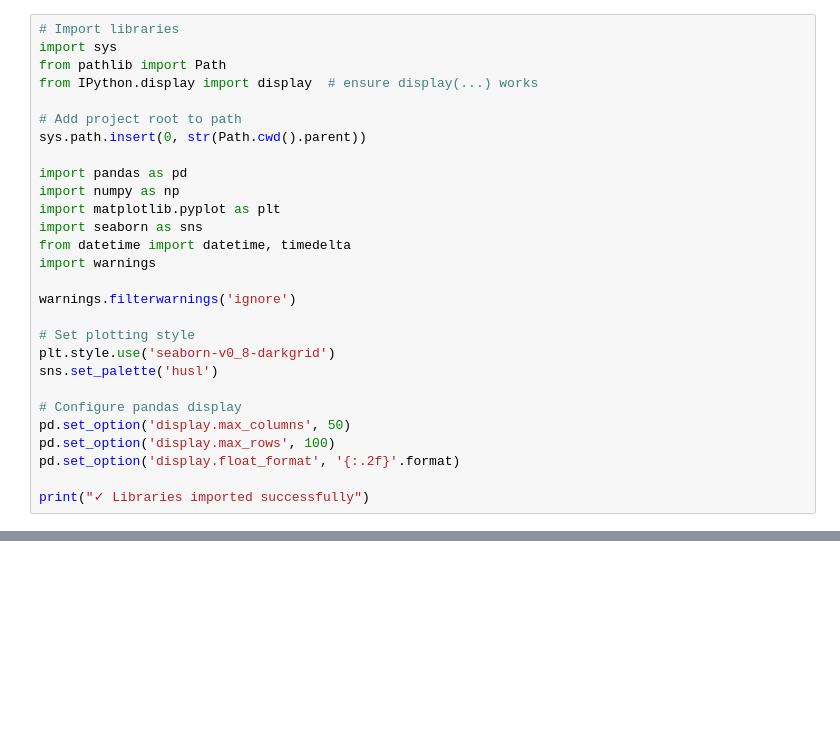
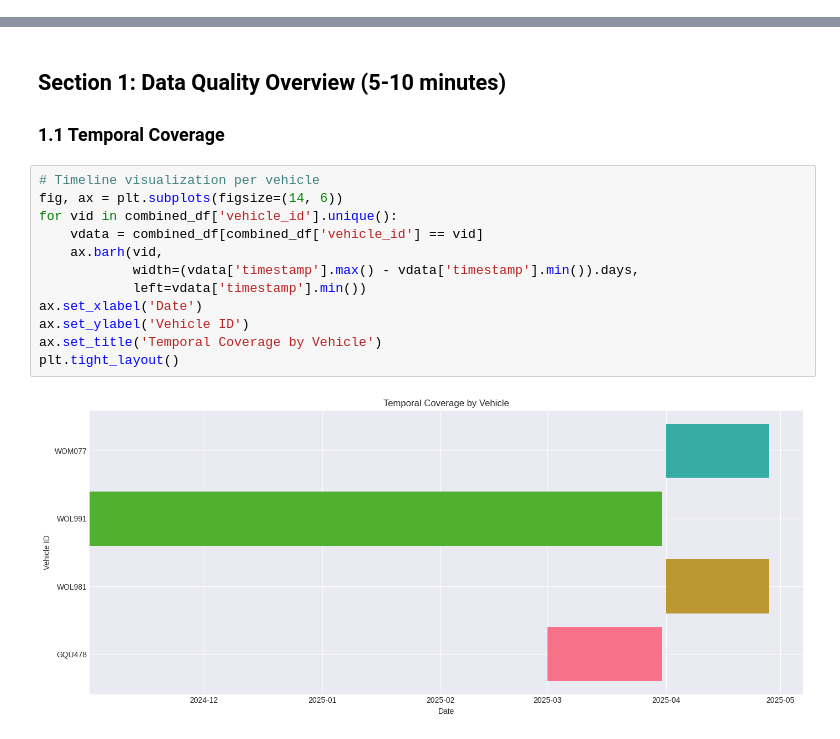
Before and after one commit to Leonardsxe/fuel_theft_detection, a Jupyter notebook: notebooks/01_eda.ipynb, the cells around one changed output, grey strips where cells are left out. Drawn from its saved outputs; the diff is of its cells as text; blank space fills up the shorter version.

```diff
--- a/notebooks/01_eda.ipynb
+++ b/notebooks/01_eda.ipynb
@@ -13,28 +0,0 @@ This notebook performs comprehensive exploratory data analysis on the fuel theft
-# %%
-# Import libraries
-import sys
-from pathlib import Path
-from IPython.display import display  # ensure display(...) works
-
-# Add project root to path
-sys.path.insert(0, str(Path.cwd().parent))
-
-import pandas as pd
-import numpy as np
-import matplotlib.pyplot as plt
-import seaborn as sns
-from datetime import datetime, timedelta
-import warnings
-
-warnings.filterwarnings('ignore')
-
-# Set plotting style
-plt.style.use('seaborn-v0_8-darkgrid')
-sns.set_palette('husl')
-
-# Configure pandas display
-pd.set_option('display.max_columns', 50)
-pd.set_option('display.max_rows', 100)
-pd.set_option('display.float_format', '{:.2f}'.format)
-
-print("✓ Libraries imported successfully")
@@ -558,0 +50,18 @@ EDA SUMMARY
+# %% [markdown]
+## Section 1: Data Quality Overview (5-10 minutes)
+
+### 1.1 Temporal Coverage
+# %%
+# Timeline visualization per vehicle
+fig, ax = plt.subplots(figsize=(14, 6))
+for vid in combined_df['vehicle_id'].unique():
+    vdata = combined_df[combined_df['vehicle_id'] == vid]
+    ax.barh(vid,
+            width=(vdata['timestamp'].max() - vdata['timestamp'].min()).days,
+            left=vdata['timestamp'].min())
+ax.set_xlabel('Date')
+ax.set_ylabel('Vehicle ID')
+ax.set_title('Temporal Coverage by Vehicle')
+plt.tight_layout()
+# %% [output]
+[figure, added]
```
Also changed, not shown: parts of 52 cells of this notebook.
